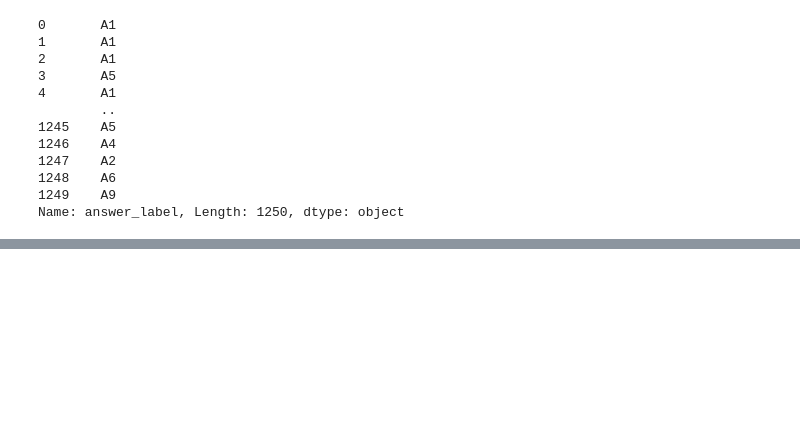
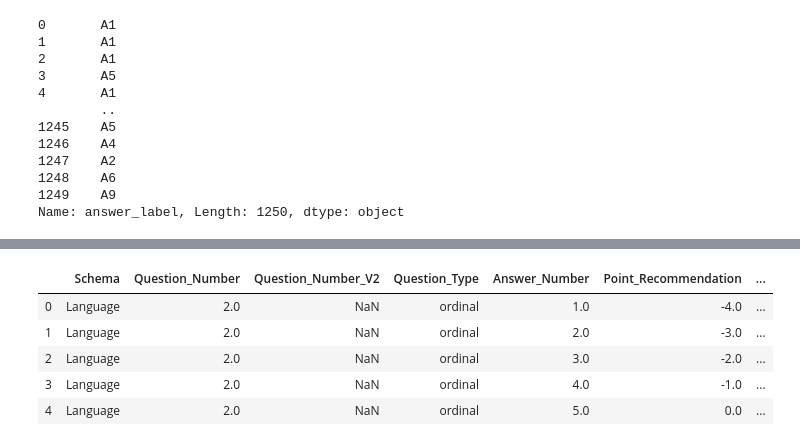
Before and after one commit to Goodly/pe-consensus-scoring, a Jupyter notebook: consensus_and_scoring/newsfeed/visualizations/DataHunt.ipynb, the cells around one changed output, grey strips where cells are left out. Drawn from its saved outputs; the diff is of its cells as text; code cells hidden in the pictures; blank space fills up the shorter version.

```diff
--- a/consensus_and_scoring/newsfeed/visualizations/DataHunt.ipynb
+++ b/consensus_and_scoring/newsfeed/visualizations/DataHunt.ipynb
@@ -219,0 +219,9 @@ UnicodeDecodeError: 'utf-8' codec can't decode byte 0x89 in position 5: invalid
+# %%
+weight_key.head()
+# %% [output]
+|  | Schema | Question_Number | Question_Number_V2 | Question_Type | Answer_Number | Point_Recommendation | ... |
+| 0 | Language | 2.0 | NaN | ordinal | 1.0 | -4.0 | ... |
+| 1 | Language | 2.0 | NaN | ordinal | 2.0 | -3.0 | ... |
+| 2 | Language | 2.0 | NaN | ordinal | 3.0 | -2.0 | ... |
+| 3 | Language | 2.0 | NaN | ordinal | 4.0 | -1.0 | ... |
+| 4 | Language | 2.0 | NaN | ordinal | 5.0 | 0.0 | ... |
```
Also changed, not shown: parts of 8 cells of this notebook, 1 other file.
